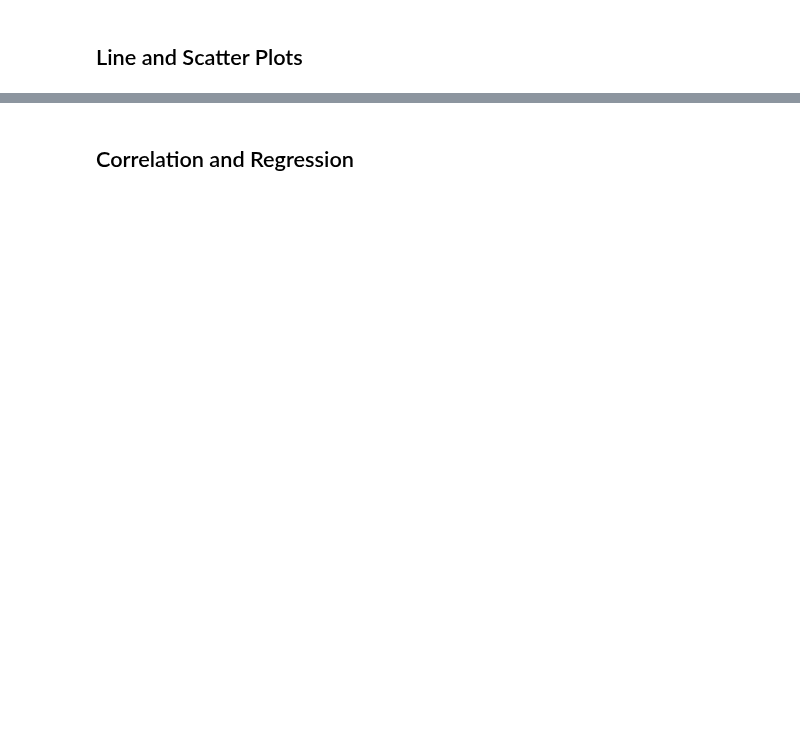
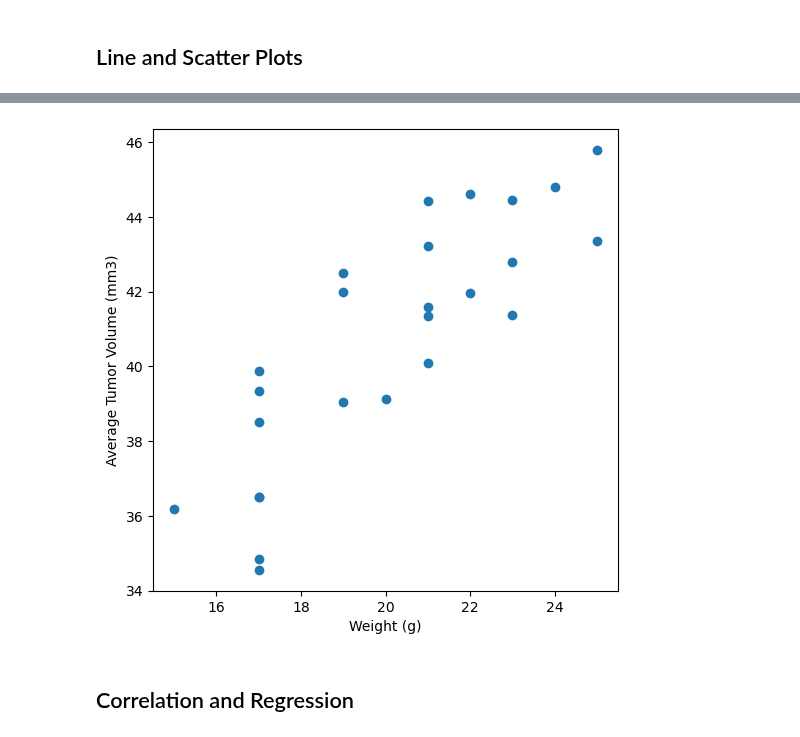
Before and after one commit to Kakhai1/Week5challenge, a Jupyter notebook: Starter_Code/Pymaceuticals/pymaceuticals_starter.ipynb, the cells around one changed output, grey strips where cells are left out. Saved outputs shown, nothing was run; the diff lists cells and outputs as text; code cells hidden in the pictures; blank space fills up the shorter version.

```diff
--- a/Starter_Code/Pymaceuticals/pymaceuticals_starter.ipynb
+++ b/Starter_Code/Pymaceuticals/pymaceuticals_starter.ipynb
@@ -215,2 +234,17 @@ Ceftamin's potential outliers: Series([], Name: Tumor Volume (mm3), dtype: float
+# %%
+# Generate a scatter plot of mouse weight vs. the average observed tumor volume for the entire Capomulin regimen
+# Calculate the average observed tumor volume and mouse weight for the Capomulin treatment regimen
+capomulin_data = cleandf.loc[cleandf["Drug Regimen"] == "Capomulin"]
+avg_tumor_volume = capomulin_data.groupby("Mouse ID")["Tumor Volume (mm3)"].mean()
+mouse_weight = capomulin_data.groupby("Mouse ID")["Weight (g)"].mean()
+
+# Scatter plot of mouse weight versus average observed tumor volume
+plt.figure(figsize=(6, 6))
+plt.scatter(mouse_weight, avg_tumor_volume)
+plt.xlabel("Weight (g)")
+plt.ylabel("Average Tumor Volume (mm3)")
+plt.show()
+# %% [output]
+[figure, added]
 # %% [markdown]
 ## Correlation and Regression
```
Also changed, not shown: parts of 11 cells of this notebook.
